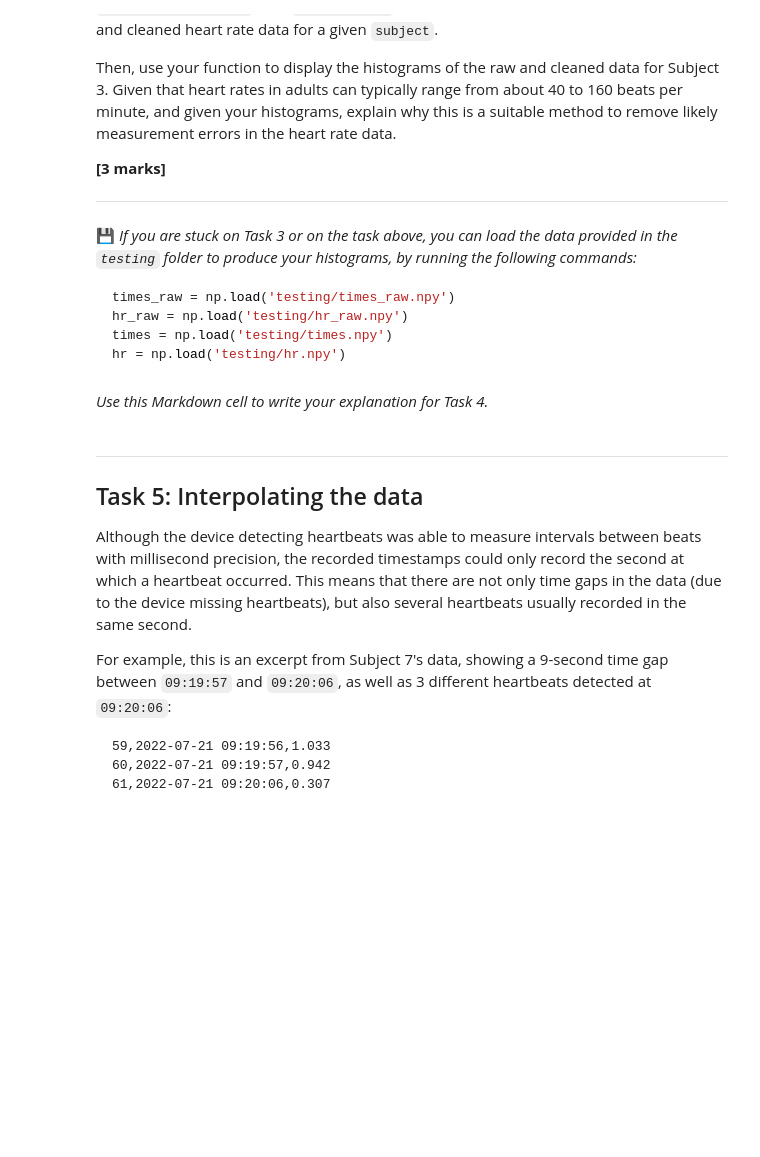
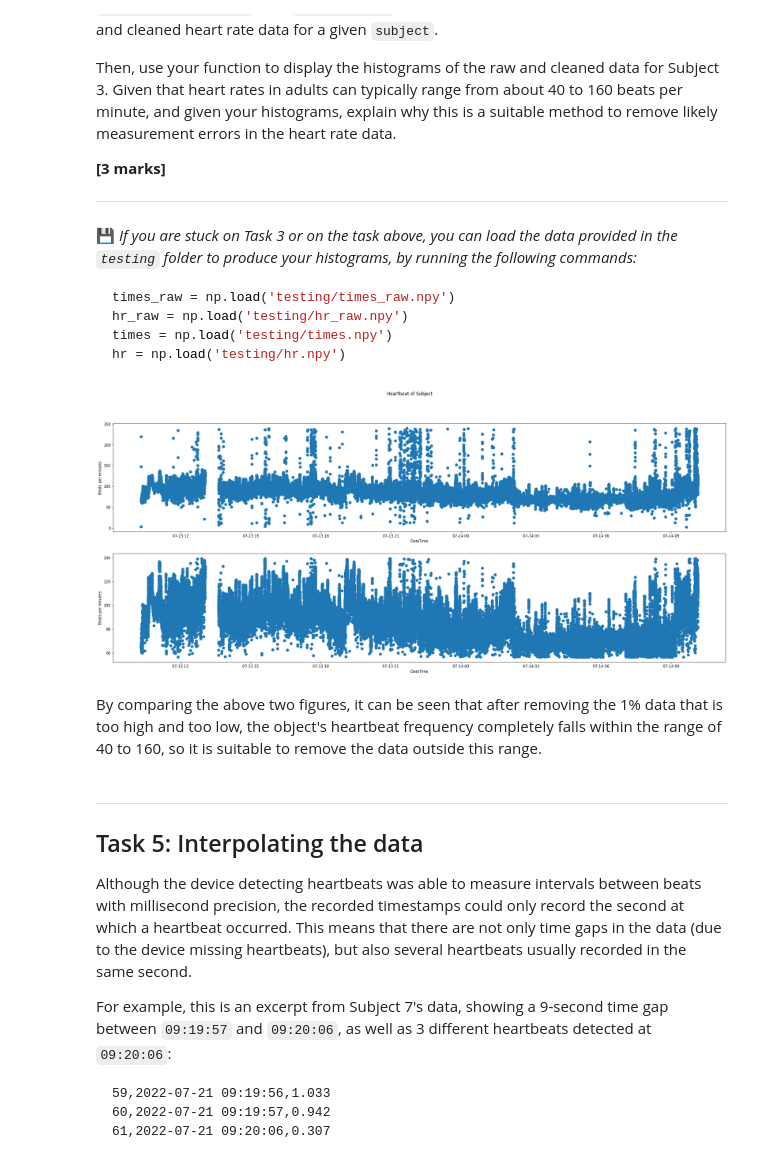
Before and after one commit to s2300292/pp-project-1, a Jupyter notebook: project-1.ipynb, the cells around one changed output. Drawn from its saved outputs; the diff is of its cells as text; code cells hidden in the pictures; blank space fills up the shorter version.

````diff
--- a/project-1.ipynb
+++ b/project-1.ipynb
@@ -243,6 +283,25 @@ You may wish to make use of NumPy functionality to calculate percentiles.
 **[4 marks]**
 # %%
 def clean_data(times_raw, hr_raw, prc_low, prc_high):
+    '''This formula is used for data cleaning to eliminate data that is higher than the specified percentage and lower than the specified percentage
+    '''
+    times = []
+    hr = []
+
+    # Use the percentile in NumPy functionality to find the threshold for maximum and minimum heart rate
+    hr_low = np.percentile(hr_raw, prc_low)
+    hr_high = np.percentile(hr_raw, prc_high)
+
+    # Find the data within the threshold value and add it to the array
+    for i in range(len(hr_raw)):
+        if hr_raw[i] >= hr_low and hr_raw[i] <= hr_high:
+            times.append(times_raw[i])
+            hr.append(hr_raw[i])
+
+    times = np.array(times)
+    hr = np.array(hr)
+
+    return times, hr
 # %% [markdown]
 ---
 🚩 ***Task 4b:*** Write a function `evaluate_cleaning(subject)`, which takes as input an integer `subject` between 1 and 10 indicating the subject number, and plots the following two histograms for that subject:
@@ -269,9 +328,40 @@ times = np.load('testing/times.npy')
 hr = np.load('testing/hr.npy')
 ```
 # %%
+import matplotlib. pyplot as plt
+
 def evaluate_cleaning(subject):
+    '''The formula draws a graph to judge the quality of data cleaning
+    '''
+
+
+    times,intervals=read_heartbeat_data(subject)
+    hr_raw=hr_from_intervals(intervals)
+    times_raw_new,hr_raw_new=clean_data(times,hr_raw,1,99)
+
+    # Set the canvas, create two charts, set the chart size and resolution
+    fig,ax=plt.subplots(2,1,figsize=(30,12))
+
+    # Draw the first scatter plot, adding horizontal and vertical coordinates
+    ax[0].scatter(times,hr_raw,s=50)
+    ax[0].set_ylabel('Beats per minutes')
+    ax[0].set_xlabel("DateTime")
+
+    # Draw the second scatter plot, adding horizontal and vertical coordinates
+    ax[1].scatter(times_raw_new,hr_raw_new,s=50)
+    ax[1].set_ylabel('Beats per minutes')
+    ax[1].set_xlabel("DateTime")
+
+    # Set the general title
+    plt.suptitle("Heartbeat of Subject")
+
+    plt. show()
+
+evaluate_cleaning(3)
+# %% [output]
+[figure, added]
 # %% [markdown]
-*Use this Markdown cell to write your explanation for Task 4.*
+By comparing the above two figures, it can be seen that after removing the 1% data that is too high and too low, the object's heartbeat frequency completely falls within the range of 40 to 160, so it is suitable to remove the data outside this range.
 # %% [markdown]
 ---
 ## Task 5: Interpolating the data
````
Also changed, not shown: parts of 7 cells of this notebook.
